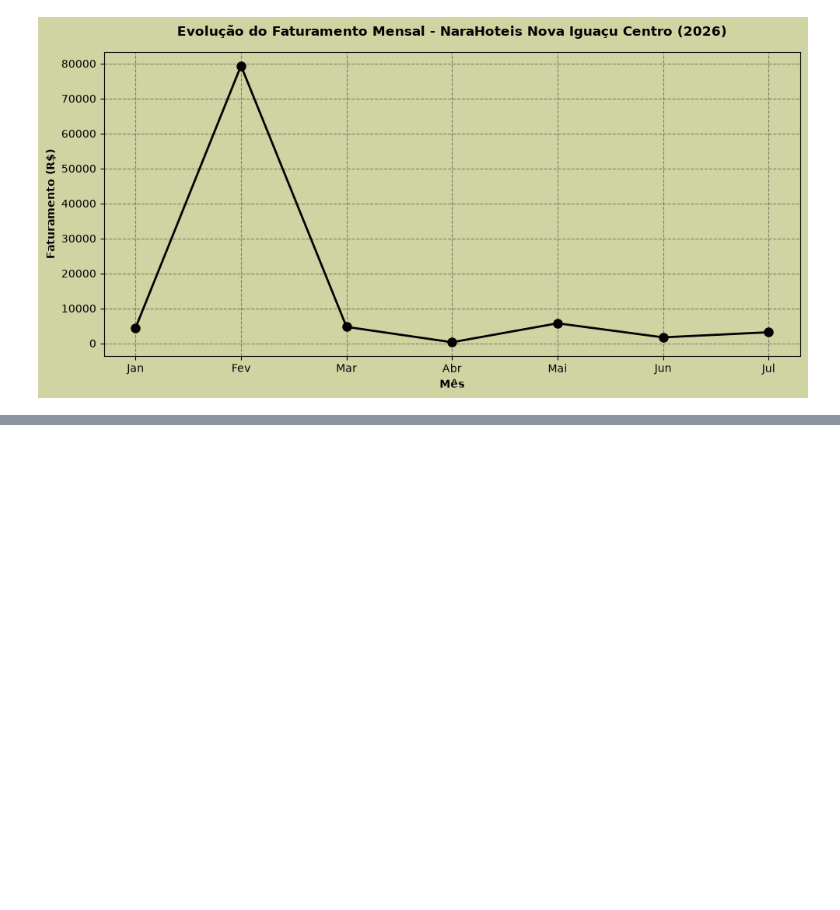
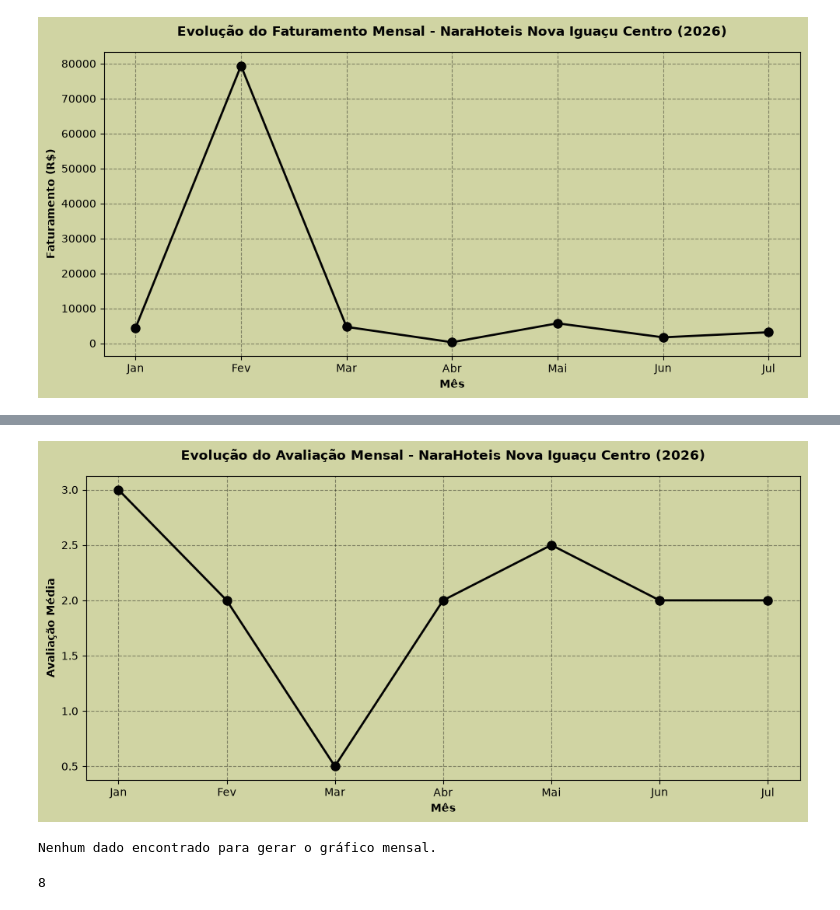
Before and after one commit to IanSeedd/Narahoteis, a Jupyter notebook: notebooks/consulta/consulta.ipynb, the cells around one changed output, grey strips where cells are left out. Saved outputs shown, nothing was run; the diff lists cells and outputs as text; code cells hidden in the pictures; blank space fills up the shorter version.

```diff
--- a/notebooks/consulta/consulta.ipynb
+++ b/notebooks/consulta/consulta.ipynb
@@ -1348,3 +1424,6 @@ df_igacentro = analise_unidade_mensal(5, 2026)
 grafico_temporal_mensal(df_igacentro, 2026)
 # %% [output]
 [figure]
+# %%
+df_avaliac_igacentro = analiseavliac_unidade_mensal(5, 2026)
+df_avaliac_igacentro
@@ -1350,0 +1433,13 @@ grafico_temporal_mensal(df_igacentro, 2026)
+# %%
+graficoavaliac_temporal_mensal(df_avaliac_igacentro, 2026)
+# %% [output]
+[figure, added]
+# %%
+df_copacabana = analise_unidade_mensal(13, 2026)
+grafico_temporal_mensal(df_copacabana, 2026)
+# %% [output]
+Nenhum dado encontrado para gerar o gráfico mensal.
+# %%
+df_no_cancel['data_checkin'].loc[df_no_cancel['id_unidade'] == 13].max().month
+# %% [output]
+8
```
Also changed, not shown: parts of 7 cells of this notebook, 4 other files.
